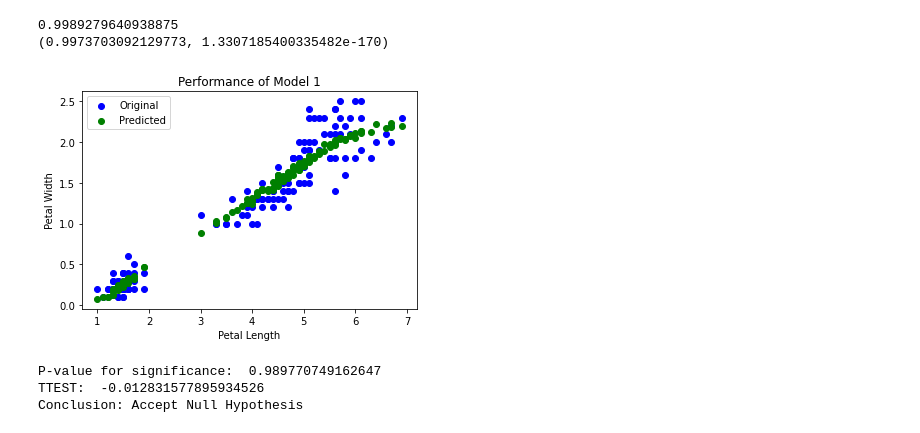
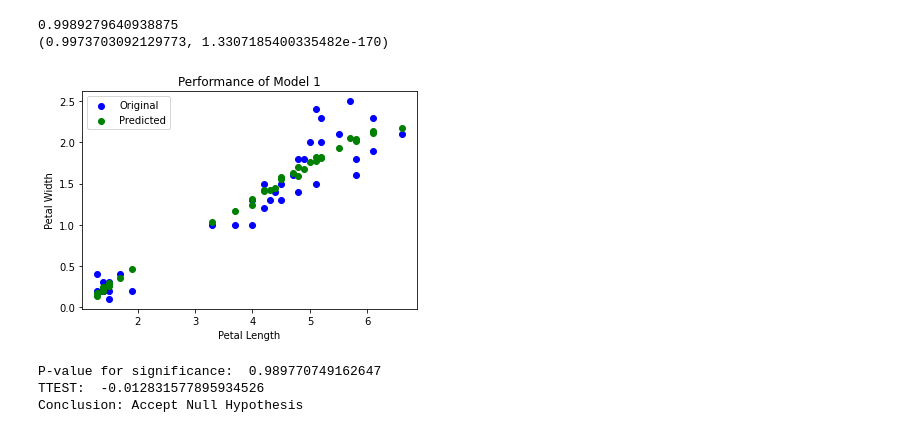
Before and after one commit to n-minhhai/DL-data-imputation, a Jupyter notebook: model1.ipynb, the cells around one changed output. Cells and saved outputs as stored; diff of their text form; code cells hidden in the pictures.

Commit message:
Updated visuals to be for unseen data

```diff
--- a/model1.ipynb
+++ b/model1.ipynb
@@ -219,16 +219,23 @@ print(scipy.stats.pearsonr(comparison_column, predicted_column))
 # %% [output]
 0.9989279640938875
 (0.9973703092129773, 1.3307185400335482e-170)
+# %%
+load_model = torch.load('model1')
+unseen_predicted = load_model(x_test.double())
+
+unseen_predicted = unseen_predicted.reshape(-1, 1).detach().numpy()
+unseen_original = y_test.reshape(-1, 1).detach().numpy()
+comparison_column = x_test.detach().numpy()[:, :, 2].reshape(-1, 1)
 # %%
-plt.scatter(comparison_column, target_features, color='blue', label='Original')
-plt.scatter(comparison_column, predicted_column, color='green', label='Predicted')
+plt.scatter(comparison_column, unseen_original, color='blue', label='Original')
+plt.scatter(comparison_column, unseen_predicted, color='green', label='Predicted')
 plt.xlabel('Petal Length')
 plt.ylabel('Petal Width')
 plt.title('Performance of Model 1')
 plt.legend()
 plt.show()
 # %% [output]
-[figure, old version]
+[figure, new version]
 # %%
 from scipy import stats
 from statsmodels.stats import weightstats as stets
```
